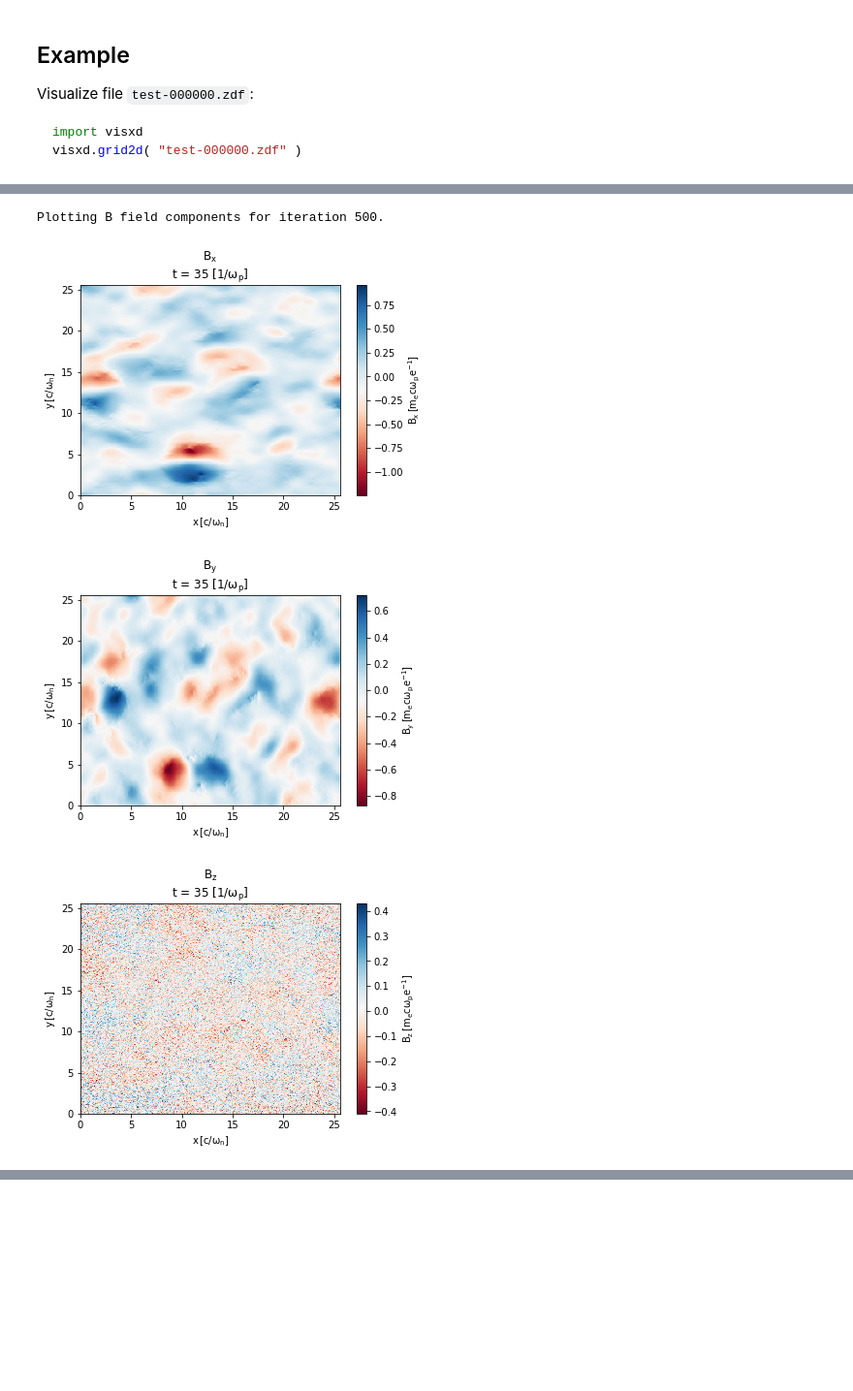
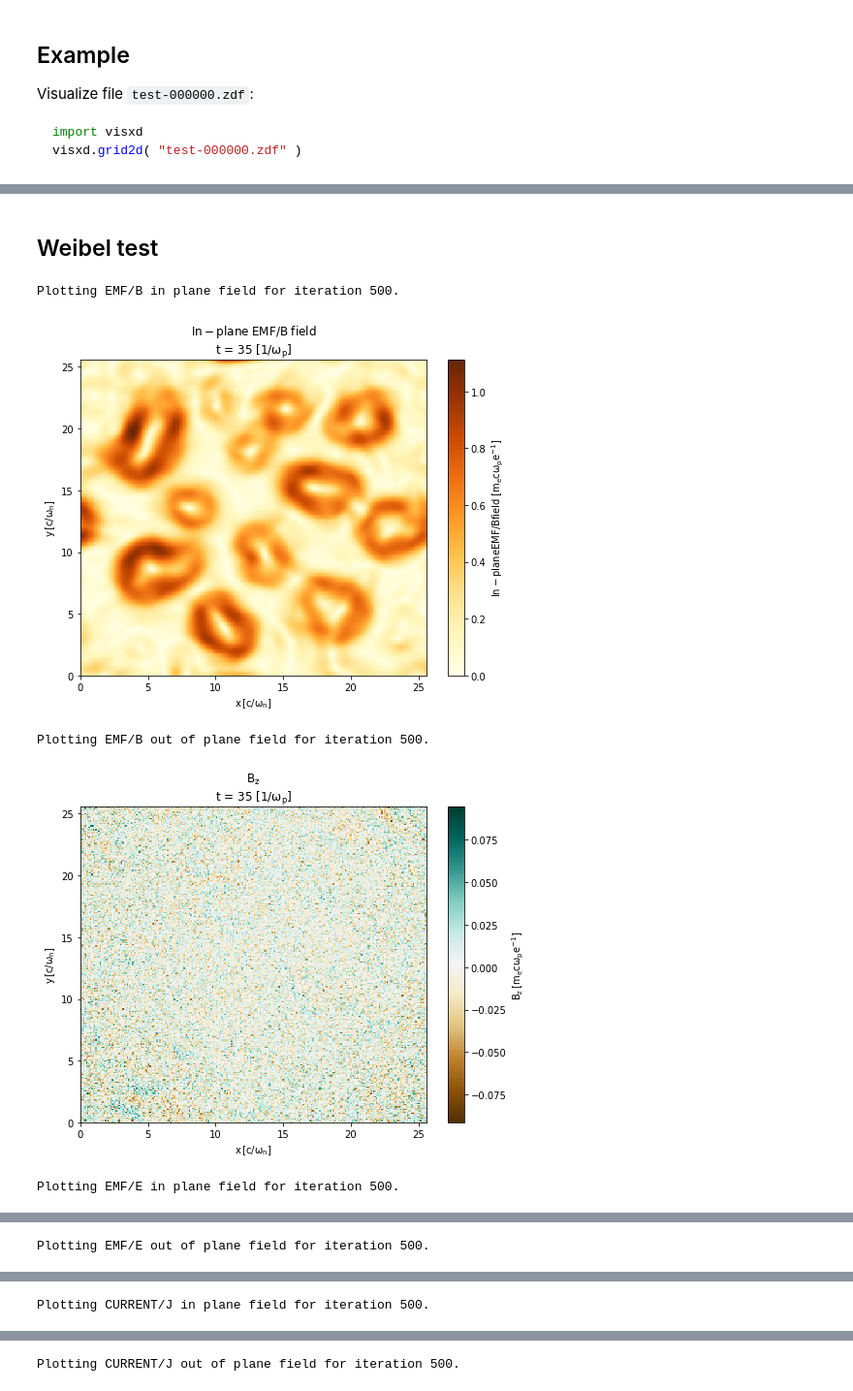
Before and after one commit to ricardo-fonseca/zpic-cuda, a Jupyter notebook: visXD demo.ipynb, the cells around one changed output, grey strips where cells are left out. Shown at 97% size. Drawn from its saved outputs; the diff is of its cells as text; code cells hidden in the pictures; blank space fills up the shorter version.

```diff
--- a/visXD demo.ipynb
+++ b/visXD demo.ipynb
@@ -37,12 +41,32 @@ import visxd
 import os.path
 import sys
 
-def plot_vfld( fld, iter, xlim = None, ylim = None, grid = False, cmap = "RdBu", vsim = True ):
-    print("Plotting {} field components for iteration {}.".format(fld,iter))
+import matplotlib.pyplot as plt
+plt.rcParams["figure.figsize"] = [8,6]
 
-    for comp in ['x','y','z']:
-        file = "{}{}-{:06d}.zdf".format(fld,comp,iter)
-        if ( os.path.exists(file) ):
-            visxd.grid2d(file, xlim = xlim, ylim = ylim, grid = grid, cmap = cmap, vsim = vsim )
-        else:
-            print("(*error*) file {} not found.".format(file), file = sys.stderr )
+def plot_sfield( fld, iter, xlim = None, ylim = None, grid = None, cmap = None,
+    vsim = None, vmin = None, vmax = None, scale = None ):
+
+    print("Plotting {} for iteration {}.".format(fld,iter))
+    file = "{}-{:06d}.zdf".format(fld, iter)
+
+    if ( os.path.exists(file) ):
+        visxd.grid2d( file, xlim = xlim, ylim = ylim, grid = False, cmap = cmap,
+            vsim = vsim, vmin = vmin, vmax = vmax, scale = scale )
+    else:
+        print("(*error*) file {} not found.".format(file), file = sys.stderr )
+
+def plot_vfield2d( fld, iter, xlim = None, ylim = None, grid = False, vsim = None ):
+    print("Plotting {} in plane field for iteration {}.".format(fld,iter))
+
+    filex = "{}x-{:06d}.zdf".format(fld, iter)
+    filey = "{}y-{:06d}.zdf".format(fld, iter)
+
+    visxd.vfield2d( filex, filey, xlim = xlim, ylim = ylim, grid = grid, cmap = 'YlOrBr',
+        title = "In-plane {} field".format(fld) )
+
+    filez = "{}z-{:06d}.zdf".format(fld, iter)
+
+    if ( os.path.exists(filez) ):
+        print("Plotting {} out of plane field for iteration {}.".format(fld,iter))
+        visxd.grid2d(filez, xlim = xlim, ylim = ylim, grid = grid, cmap = 'BrBG', vsim = vsim )
@@ -61,7 +72,0 @@ Plotting EMF/E field components for iteration 500.
-# %%
-plot_vfld("B", 500, "EMF")
-# %% [output]
-Plotting B field components for iteration 500.
-[figure, removed]
-[figure, removed]
-[figure, removed]
@@ -132,0 +73,12 @@ def vector2d( filename1, filename2, xlim = None, ylim = None, grid = False, cmap
+# %% [markdown]
+## Weibel test
+# %%
+plot_vfield2d("EMF/B", 500 )
+plot_vfield2d("EMF/E", 500 )
+plot_vfield2d("CURRENT/J", 500 )
+# %% [output]
+Plotting EMF/B in plane field for iteration 500.
+[figure, added]
+Plotting EMF/B out of plane field for iteration 500.
+[figure, added]
+Plotting EMF/E in plane field for iteration 500.
@@ -132,0 +86 @@ def vector2d( filename1, filename2, xlim = None, ylim = None, grid = False, cmap
+Plotting EMF/E out of plane field for iteration 500.
@@ -132,0 +88 @@ def vector2d( filename1, filename2, xlim = None, ylim = None, grid = False, cmap
+Plotting CURRENT/J in plane field for iteration 500.
@@ -132,0 +90 @@ def vector2d( filename1, filename2, xlim = None, ylim = None, grid = False, cmap
+Plotting CURRENT/J out of plane field for iteration 500.
```
Also changed, not shown: parts of 7 cells of this notebook, 22 other files.
